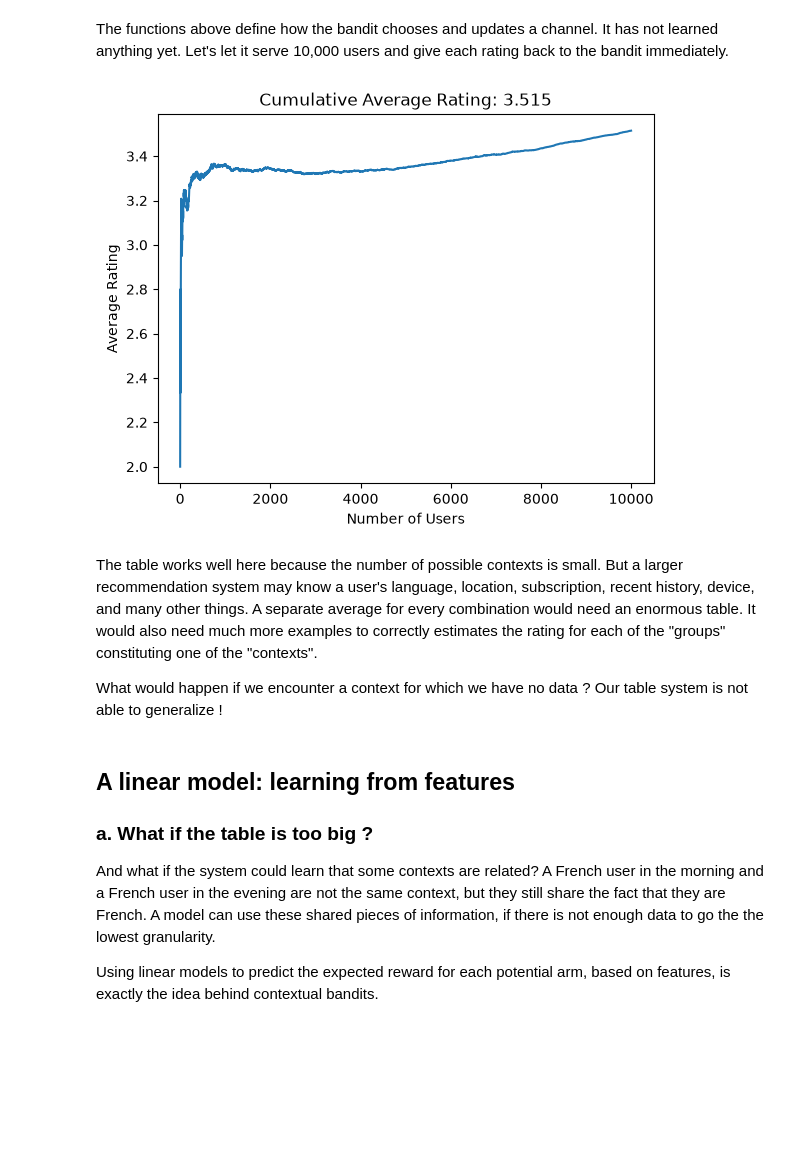
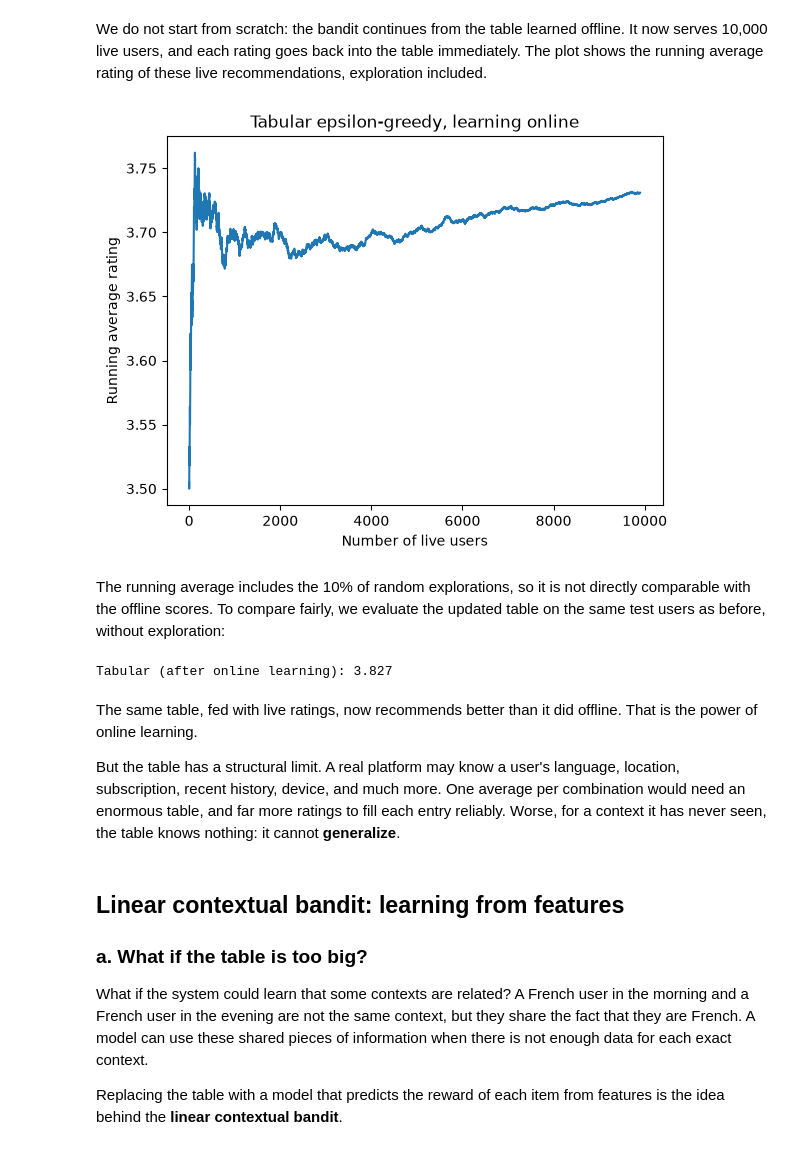
Before and after one commit to FelicienC/recommendation-systems, a Jupyter notebook: src/recommendationsystems/01_bandits/README.ipynb, the cells around one changed output. Saved outputs shown, nothing was run; the diff lists cells and outputs as text; code cells hidden in the pictures; blank space fills up the shorter version.

```diff
--- a/src/recommendationsystems/01_bandits/README.ipynb
+++ b/src/recommendationsystems/01_bandits/README.ipynb
@@ -202,0 +214,6 @@ def update_bandit(user, item, rating):
+# %%
+def tabular_reco(user: User) -> Item:
+    observed_items = [item for item in items if (user, item) in bandit_table]
+    if not observed_items:
+        return random.choice(items)
+    return max(observed_items, key=lambda item: bandit_table[(user, item)]["average"])
@@ -203,40 +238,50 @@ def update_bandit(user, item, rating):
+# %%
+epsilon = 0.1
+
+def epsilon_greedy_reco(user: User) -> Item:
+    if random.random() < epsilon:
+        return random.choice(items)  # explore
+    return tabular_reco(user)  # exploit
 # %% [markdown]
-The functions above define how the bandit chooses and updates a channel. It has not learned anything yet. Let's let it serve 10,000 users and give each rating back to the bandit immediately.
+We do not start from scratch: the bandit continues from the table learned offline. It now serves 10,000 live users, and each rating goes back into the table immediately. The plot shows the running average rating of these live recommendations, exploration included.
 # %%
-counts.clear()
-reward_totals.clear()
+import matplotlib.pyplot as plt
+import numpy as np
 
-total_rating = 0
-cumulative_ratings = []
-for user_index in range(10_000):
+live_ratings = []
+for _ in range(10_000):
     user = random_user()
-    item = reco_for_user(user)
+    item = epsilon_greedy_reco(user)
     rating = rate_item(user, item)
-    update_bandit(user, item, rating)
-    total_rating += rating
-    cumulative_ratings.append(total_rating / (user_index + 1))
+    update_bandit(user, item, rating)  # learn online
+    live_ratings.append(rating)
 
-plt.plot(cumulative_ratings)
-plt.xlabel("Number of Users")
-plt.ylabel("Average Rating")
-plt.title("Cumulative Average Rating: {:.3f}".format(cumulative_ratings[-1]))
+running_average = np.cumsum(live_ratings) / np.arange(1, len(live_ratings) + 1)
+plt.plot(running_average[100:])  # skip the noisy start
+plt.xlabel("Number of live users")
+plt.ylabel("Running average rating")
+plt.title("Tabular epsilon-greedy, learning online")
 plt.show()
 # %% [output]
-[figure, old version]
+[figure, new version]
+# %% [markdown]
+The running average includes the 10% of random explorations, so it is not directly comparable with the offline scores. To compare fairly, we evaluate the updated table on the same test users as before, without exploration:
+# %%
+print(f"Tabular (after online learning): {evaluate(tabular_reco):.3f}")
+# %% [output]
+Tabular (after online learning): 3.827
 # %% [markdown]
-The table works well here because the number of possible contexts is small. But a larger recommendation system may know a user's language, location, subscription, recent history, device, and many other things. A separate average for every combination would need an enormous table. It would also need much more examples to correctly estimates the rating for each of the "groups" constituting one of the "contexts".
+The same table, fed with live ratings, now recommends better than it did offline. That is the power of online learning.
 
-What would happen if we encounter a context for which we have no data ? Our table system is not able to generalize !
+But the table has a structural limit. A real platform may know a user's language, location, subscription, recent history, device, and much more. One average per combination would need an enormous table, and far more ratings to fill each entry reliably. Worse, for a context it has never seen, the table knows nothing: it cannot **generalize**.
 # %% [markdown]
-## A linear model: learning from features
+## Linear contextual bandit: learning from features
 
-### a. What if the table is too big ?
+### a. What if the table is too big?
 
+What if the system could learn that some contexts are related? A French user in the morning and a French user in the evening are not the same context, but they share the fact that they are French. A model can use these shared pieces of information when there is not enough data for each exact context.
 
-
-And what if the system could learn that some contexts are related? A French user in the morning and a French user in the evening are not the same context, but they still share the fact that they are French. A model can use these shared pieces of information, if there is not enough data to go the the lowest granularity.
-
-Using linear models to predict the expected reward for each potential arm, based on features, is exactly the idea behind contextual bandits.
+Replacing the table with a model that predicts the reward of each item from features is the idea behind the **linear contextual bandit**.
 # %% [markdown]
 ### b. How can a model share information?
 
```
Also changed, not shown: parts of 44 cells of this notebook, 9 other files.
